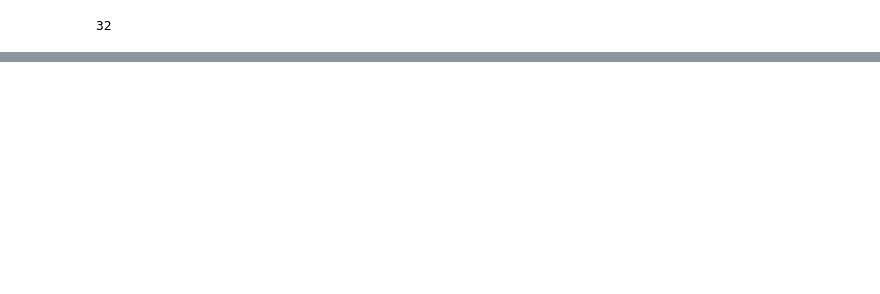
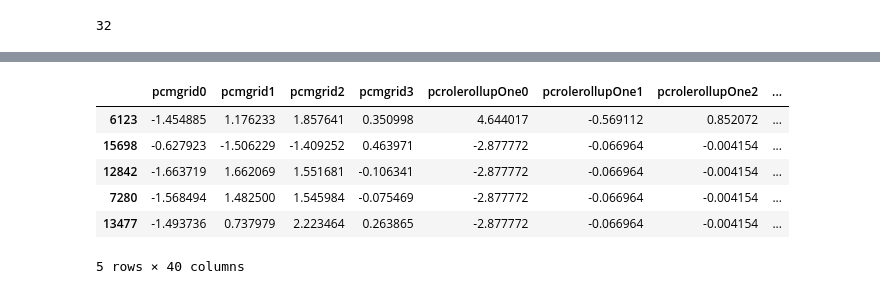
Before and after one commit to harnalashok/CatEncodersFamily, a Jupyter notebook: Amazon_Employee_Access_Challenge.ipynb, the cells around one changed output, grey strips where cells are left out. Drawn from its saved outputs; the diff is of its cells as text; code cells hidden in the pictures; blank space fills up the shorter version.

```diff
--- a/Amazon_Employee_Access_Challenge.ipynb
+++ b/Amazon_Employee_Access_Challenge.ipynb
@@ -2627,0 +2689,17 @@ NameError: ignored
+# %%
+yt = y_train[:25000].reset_index(drop = True)
+# %%
+Xtr, Xte, ytr,yte = train_test_split( cc,
+                                      yt,
+                                      test_size =0.25,
+                                      stratify= yt)
+# %%
+Xtr.head()
+# %% [output]
+|  | pcmgrid0 | pcmgrid1 | pcmgrid2 | pcmgrid3 | pcrolerollupOne0 | pcrolerollupOne1 | pcrolerollupOne2 | ... |
+| 6123 | -1.454885 | 1.176233 | 1.857641 | 0.350998 | 4.644017 | -0.569112 | 0.852072 | ... |
+| 15698 | -0.627923 | -1.506229 | -1.409252 | 0.463971 | -2.877772 | -0.066964 | -0.004154 | ... |
+| 12842 | -1.663719 | 1.662069 | 1.551681 | -0.106341 | -2.877772 | -0.066964 | -0.004154 | ... |
+| 7280 | -1.568494 | 1.482500 | 1.545984 | -0.075469 | -2.877772 | -0.066964 | -0.004154 | ... |
+| 13477 | -1.493736 | 0.737979 | 2.223464 | 0.263865 | -2.877772 | -0.066964 | -0.004154 | ... |
+5 rows × 40 columns
```
Also changed, not shown: parts of 18 cells of this notebook.
